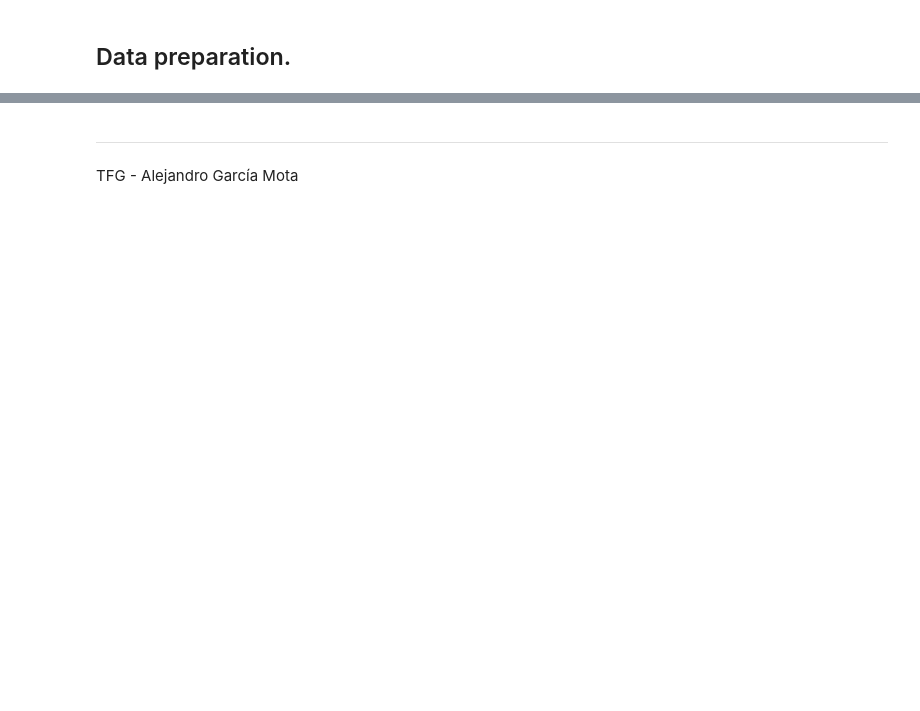
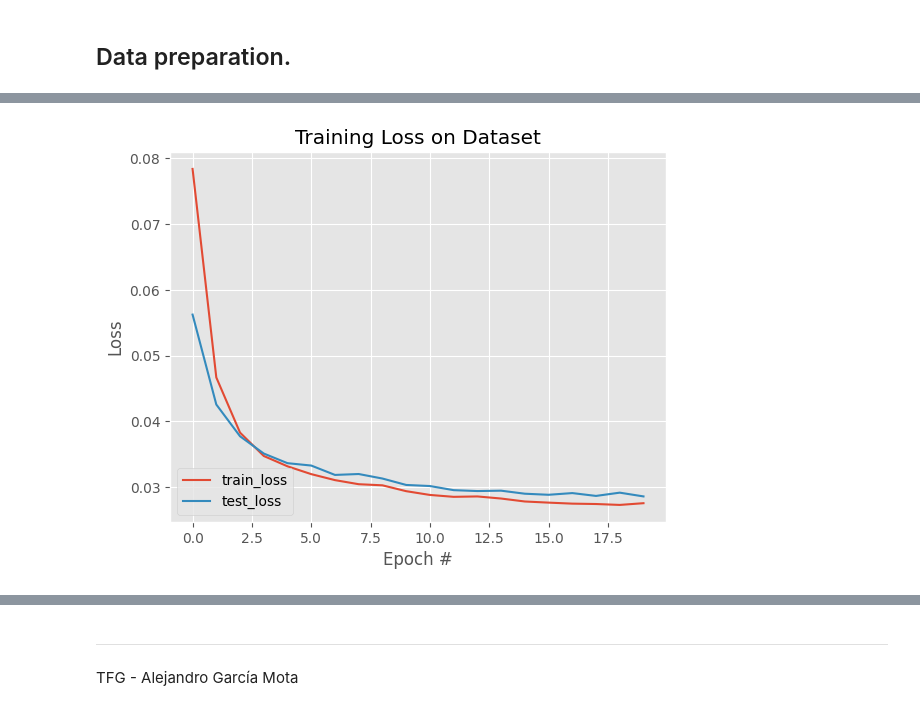
Before and after one commit to alexgmota/TFG-SW-AGM, a Jupyter notebook: src/Uformer_endo_segmentation.ipynb, the cells around one changed output, grey strips where cells are left out. Drawn from its saved outputs; the diff is of its cells as text; code cells hidden in the pictures; blank space fills up the shorter version.

```diff
--- a/src/Uformer_endo_segmentation.ipynb
+++ b/src/Uformer_endo_segmentation.ipynb
@@ -39,8 +39,8 @@ NUM_LEVELS = 3
 # initialize learning rate, number of epochs to train for, and the
 # batch size
 INIT_LR = 0.001
-NUM_EPOCHS = 100
-BATCH_SIZE = 64
+NUM_EPOCHS = 20
+BATCH_SIZE = 32
 # define the input image dimensions
 INPUT_IMAGE_WIDTH = 64
 INPUT_IMAGE_HEIGHT = 64
@@ -56,8 +56,8 @@ TEST_PATHS = os.path.sep.join([BASE_OUTPUT, "test_paths.txt"])
 # %% [markdown]
 ## Data preparation.
 # %%
-IMAGE_DATASET_PATH = glob(f'../*/*/*/frame_*_endo.png')
-MASK_DATASET_PATH  = glob(f'../*/*/*/frame_*_endo_watershed_mask.png')
+IMAGE_DATASET_PATH = glob(f'../*/*/*/frame_*_endo.png')[2000:4500]
+MASK_DATASET_PATH  = glob(f'../*/*/*/frame_*_endo_watershed_mask.png')[2000:4500]
 N = len(IMAGE_DATASET_PATH)
 assert len(IMAGE_DATASET_PATH) == len(MASK_DATASET_PATH)
 
@@ -109,13 +109,12 @@ class SegmentationDataset(Dataset):
 		imagePath = self.imagePaths[idx]
 		# load the image from disk, swap its channels from BGR to RGB,
 		# and read the associated mask from disk in grayscale mode
-		image = cv2.imread(image)
+		image = cv2.imread(imagePath)
 		image = image[10:-10, 10:-10,:]
 		image = cv2.cvtColor(image, cv2.COLOR_BGR2RGB)
 		image = cv2.resize(image, (INPUT_IMAGE_WIDTH, INPUT_IMAGE_HEIGHT))
-		image = image / 255
 
-		mask = cv2.imread(self.maskPaths[idx], 0)
+		mask = cv2.imread(self.maskPaths[idx])
 		mask = mask[10:-10, 10:-10,:]
 		mask = cv2.cvtColor(mask, cv2.COLOR_BGR2GRAY)
 		mask = cv2.resize(mask, (INPUT_IMAGE_WIDTH, INPUT_IMAGE_HEIGHT), interpolation=cv2.INTER_NEAREST)
@@ -148,10 +147,15 @@ testDS = SegmentationDataset(imagePaths=testImages, maskPaths=testMasks,
 print(f"[INFO] found {len(trainDS)} examples in the training set...")
 print(f"[INFO] found {len(testDS)} examples in the test set...")
 # create the training and test data loaders
-trainLoader = DataLoader(trainDS, shuffle=True,
-	batch_size=BATCH_SIZE, pin_memory=PIN_MEMORY,
-	num_workers=os.cpu_count())
-testLoader = DataLoader(testDS, shuffle=False,
-	batch_size=BATCH_SIZE, pin_memory=PIN_MEMORY,
-	num_workers=os.cpu_count())
+trainLoader = DataLoader(
+	trainDS,
+	shuffle=True,
+	batch_size=BATCH_SIZE,
+	pin_memory=PIN_MEMORY,
+)
+testLoader = DataLoader(
+	testDS, shuffle=False,
+	batch_size=BATCH_SIZE,
+	pin_memory=PIN_MEMORY,
+)
 # %% [output]
@@ -297,16 +316,17 @@ Evaluation after every 25 Iterations !!!
 # %%
 # plot the training loss
-plt.style.use("ggplot")
 plt.figure()
 plt.plot(H["train_loss"], label="train_loss")
 plt.plot(H["test_loss"], label="test_loss")
 plt.title("Training Loss on Dataset")
 plt.xlabel("Epoch #")
 plt.ylabel("Loss")
 plt.legend(loc="lower left")
 plt.show()
 # serialize the model to disk
 torch.save(uformer, '../models/uformer.pt')
+# %% [output]
+[figure, added]
 # %%
 def prepare_plot(origImage, origMask, predMask):
 	# initialize our figure
```
Also changed, not shown: parts of 7 cells of this notebook, 1 other file.
